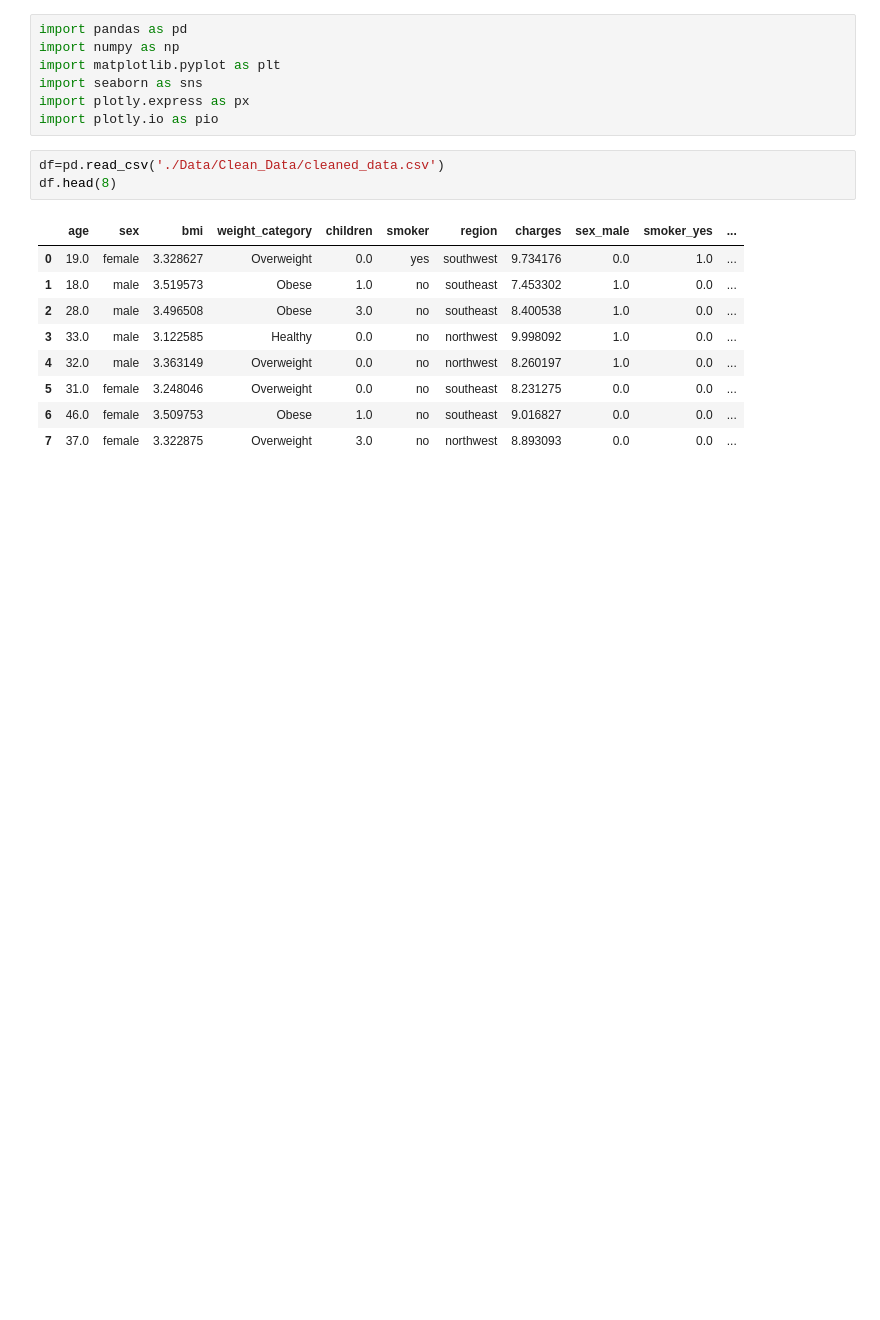
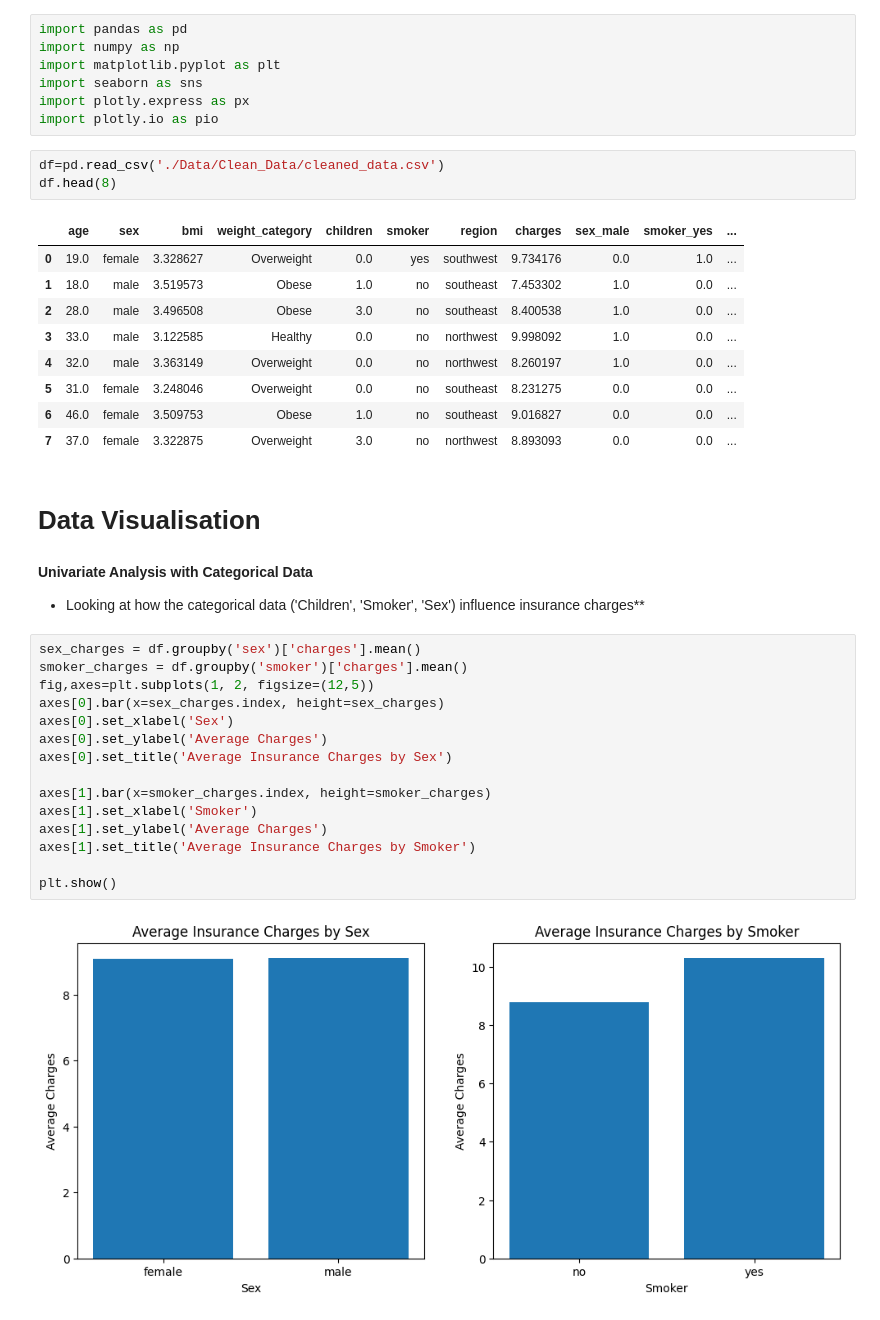
Before and after one commit to Lailah-Idrees/medical_insurance_data_analysis, a Jupyter notebook: jupyter_notebooks/Data_Visualisation.ipynb, the cells around one changed output. Cells and saved outputs as stored; diff of their text form; blank space fills up the shorter version.

Commit message:
Univariate Analysis: Gender, Children, Smoker

```diff
--- a/jupyter_notebooks/Data_Visualisation.ipynb
+++ b/jupyter_notebooks/Data_Visualisation.ipynb
@@ -47,3 +47,25 @@ df.head(8)
 | 5 | 31.0 | female | 3.248046 | Overweight | 0.0 | no | southeast | 8.231275 | 0.0 | 0.0 | ... |
 | 6 | 46.0 | female | 3.509753 | Obese | 1.0 | no | southeast | 9.016827 | 0.0 | 0.0 | ... |
 | 7 | 37.0 | female | 3.322875 | Overweight | 3.0 | no | northwest | 8.893093 | 0.0 | 0.0 | ... |
+# %% [markdown]
+# Data Visualisation #
+# %% [markdown]
+**Univariate Analysis with Categorical Data**
+* Looking at how the categorical data ('Children', 'Smoker', 'Sex') influence insurance charges**
+# %%
+sex_charges = df.groupby('sex')['charges'].mean()
+smoker_charges = df.groupby('smoker')['charges'].mean()
+fig,axes=plt.subplots(1, 2, figsize=(12,5))
+axes[0].bar(x=sex_charges.index, height=sex_charges)
+axes[0].set_xlabel('Sex')
+axes[0].set_ylabel('Average Charges')
+axes[0].set_title('Average Insurance Charges by Sex')
+
+axes[1].bar(x=smoker_charges.index, height=smoker_charges)
+axes[1].set_xlabel('Smoker')
+axes[1].set_ylabel('Average Charges')
+axes[1].set_title('Average Insurance Charges by Smoker')
+
+plt.show()
+# %% [output]
+[figure, added]
```
Also changed, not shown: parts of 2 cells of this notebook.
